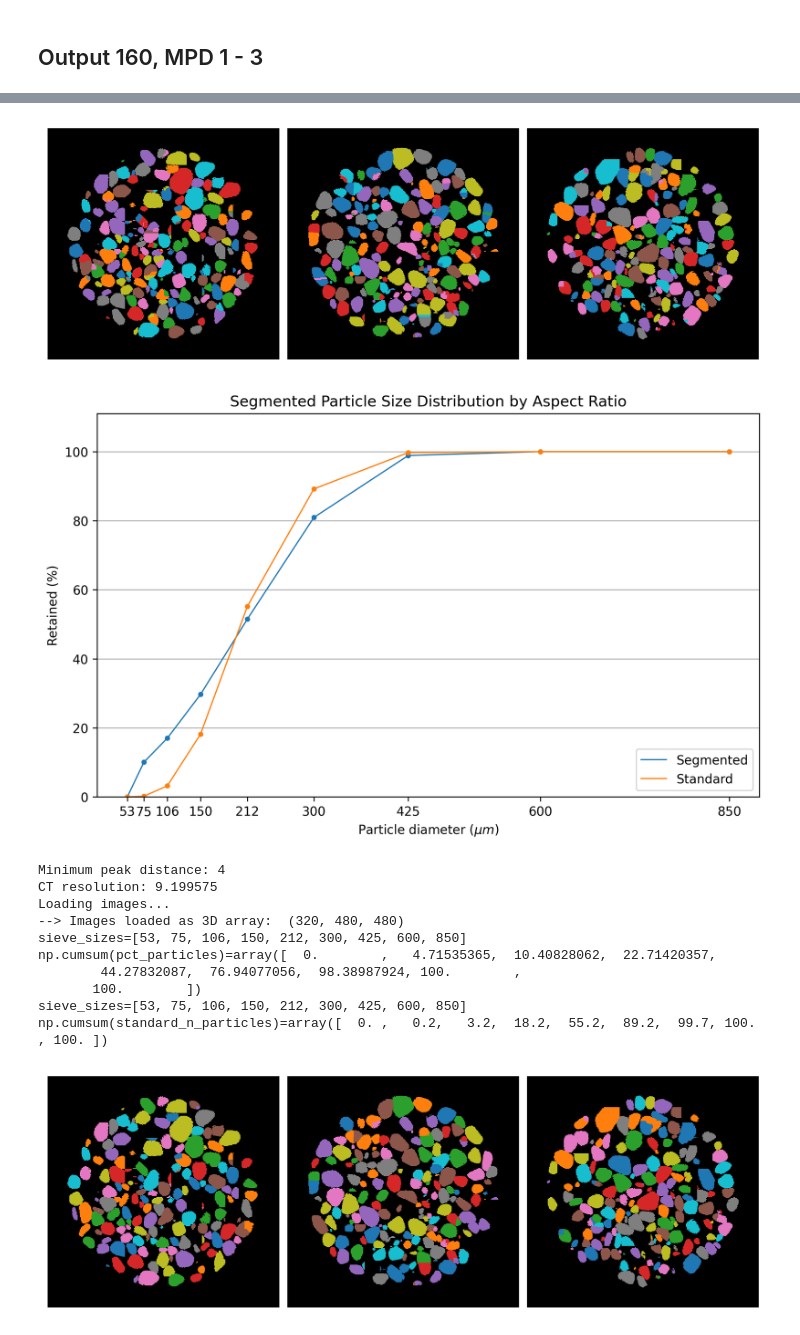
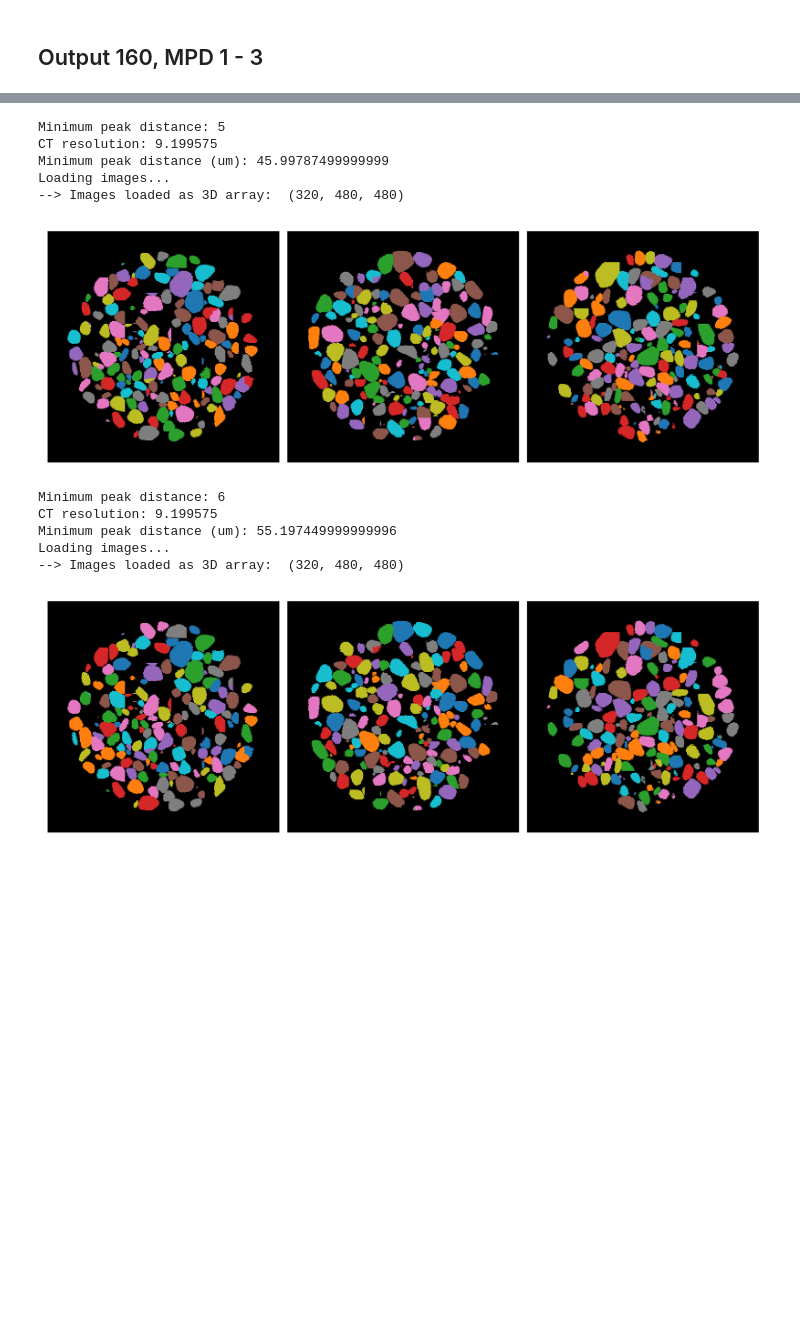
Before and after one commit to GusBusDraws/mhe-analysis, a Jupyter notebook: nbs/37_alshibli_1551_sizes.ipynb, the cells around one changed output, grey strips where cells are left out. Saved outputs shown, nothing was run; the diff lists cells and outputs as text; code cells hidden in the pictures; blank space fills up the shorter version.

```diff
--- a/nbs/37_alshibli_1551_sizes.ipynb
+++ b/nbs/37_alshibli_1551_sizes.ipynb
@@ -102,6 +136,7 @@ plt.show()
 # %% [markdown]
 ## Outputs 10, 20, 40, 80
 # %%
+n_particles_dict = {}
 resolutions = {
     10  : 294.3864,
     20  : 147.1932,
@@ -112,7 +147,11 @@ resolutions = {
 }
 for n_grid_voxels, ct_res in resolutions.items():
     print('CT resolution:', ct_res)
+    # img_dir_path = Path(
+    #     f'segmentflow_output/output_{str(n_grid_voxels).zfill(3)}'
+    #     f'/output_{str(n_grid_voxels).zfill(3)}_labeled_voxels')
     img_dir_path = Path(
+        f'C:/Users/cgusb/Research/PSAAP/alshibli_1551_study/'
         f'segmentflow_output/output_{str(n_grid_voxels).zfill(3)}'
         f'/output_{str(n_grid_voxels).zfill(3)}_labeled_voxels')
     imgs_labeled = segment.load_images(img_dir_path, file_suffix='tif')
@@ -126,8 +165,10 @@ for n_grid_voxels, ct_res in resolutions.items():
     dims_df = get_dims_df(imgs_labeled)
     n_particles, sieve_sizes = simulate_sieve(
         dims_df, f50_bin_edges, pixel_res=ct_res)
-    fig, ax = grading_curve(
-        n_particles, f50_bin_edges, standard_n_particles=f50_standard)
+    n_particles_dict[n_grid_voxels] = n_particles
+    # fig, ax = grading_curve(
+    #     n_particles, f50_bin_edges, standard_pct=stl0_cum_pct,
+    #     standard_label='STL-0')
     plt.show()
 # %% [output]
 CT resolution: 294.3864
@@ -180,8 +195,13 @@ ct_res = 18.39915
 for mpd in range(1, 4):
     print('Minimum peak distance:', mpd)
     print('CT resolution:', ct_res)
+    print('Minimum peak distance (um):', mpd * ct_res)
+    # img_dir_path = Path(
+    #     f'segmentflow_output/output_{str(n_grid_voxels).zfill(3)}_{mpd}mpd'
+    #     f'/output_{str(n_grid_voxels).zfill(3)}_labeled_voxels')
     img_dir_path = Path(
-        f'segmentflow_output/output_{str(n_grid_voxels).zfill(3)}_{mpd}mpd'
+        f'C:/Users/cgusb/Research/PSAAP/alshibli_1551_study'
+        f'/segmentflow_output/output_{str(n_grid_voxels).zfill(3)}_{mpd}mpd'
         f'/output_{str(n_grid_voxels).zfill(3)}_labeled_voxels')
     imgs_labeled = segment.load_images(img_dir_path, file_suffix='tif')
     fig, axes = view.plot_color_labels(
@@ -196,8 +216,10 @@ for mpd in range(1, 4):
     dims_df = get_dims_df(imgs_labeled)
     n_particles, sieve_sizes = simulate_sieve(
         dims_df, f50_bin_edges, pixel_res=ct_res)
-    fig, ax = grading_curve(
-        n_particles, f50_bin_edges, standard_n_particles=f50_standard)
+    n_particles_dict[f'{n_grid_voxels}_{mpd}mpd'] = n_particles
+    # fig, ax = grading_curve(
+    #     n_particles, f50_bin_edges, standard_pct=stl0_cum_pct,
+    #     standard_label='STL-0')
     plt.show()
 # %% [output]
 Minimum peak distance: 1
@@ -241,10 +292,15 @@ np.cumsum(standard_n_particles)=array([  0. ,   0.2,   3.2,  18.2,  55.2,  89.2,
 # %%
 n_grid_voxels = 320
 ct_res = 9.199575
-for mpd in range(1, 5):
+for mpd in range(1, 7):
     print('Minimum peak distance:', mpd)
     print('CT resolution:', ct_res)
+    print('Minimum peak distance (um):', mpd * ct_res)
+    # img_dir_path = Path(
+    #     f'segmentflow_output/output_{str(n_grid_voxels).zfill(3)}_{mpd}mpd'
+    #     f'/output_{str(n_grid_voxels).zfill(3)}_labeled_voxels')
     img_dir_path = Path(
+        f'C:/Users/cgusb/Research/PSAAP/alshibli_1551_study/'
         f'segmentflow_output/output_{str(n_grid_voxels).zfill(3)}_{mpd}mpd'
         f'/output_{str(n_grid_voxels).zfill(3)}_labeled_voxels')
     imgs_labeled = segment.load_images(img_dir_path, file_suffix='tif')
@@ -258,8 +314,10 @@ for mpd in range(1, 5):
     dims_df = get_dims_df(imgs_labeled)
     n_particles, sieve_sizes = simulate_sieve(
         dims_df, f50_bin_edges, pixel_res=ct_res)
-    fig, ax = grading_curve(
-        n_particles, f50_bin_edges, standard_n_particles=f50_standard)
+    n_particles_dict[f'{n_grid_voxels}_{mpd}mpd'] = n_particles
+    # fig, ax = grading_curve(
+    #     n_particles, f50_bin_edges, standard_pct=stl0_cum_pct,
+    #     standard_label='STL-0')
     plt.show()
 # %% [output]
 Minimum peak distance: 1
@@ -299,13 +347,12 @@ np.cumsum(standard_n_particles)=array([  0. ,   0.2,   3.2,  18.2,  55.2,  89.2,
+Minimum peak distance: 5
+CT resolution: 9.199575
+Minimum peak distance (um): 45.99787499999999
+Loading images...
+--> Images loaded as 3D array:  (320, 480, 480)
-[figure, old version]
+[figure, new version]
+Minimum peak distance: 6
+CT resolution: 9.199575
+Minimum peak distance (um): 55.197449999999996
+Loading images...
+--> Images loaded as 3D array:  (320, 480, 480)
-[figure, old version]
+[figure, new version]
-Minimum peak distance: 4
-CT resolution: 9.199575
-Loading images...
---> Images loaded as 3D array:  (320, 480, 480)
-sieve_sizes=[53, 75, 106, 150, 212, 300, 425, 600, 850]
-np.cumsum(pct_particles)=array([  0.        ,   4.71535365,  10.40828062,  22.71420357,
-        44.27832087,  76.94077056,  98.38987924, 100.        ,
-       100.        ])
-sieve_sizes=[53, 75, 106, 150, 212, 300, 425, 600, 850]
-np.cumsum(standard_n_particles)=array([  0. ,   0.2,   3.2,  18.2,  55.2,  89.2,  99.7, 100. , 100. ])
-[figure, removed]
```
Also changed, not shown: parts of 16 cells of this notebook.
